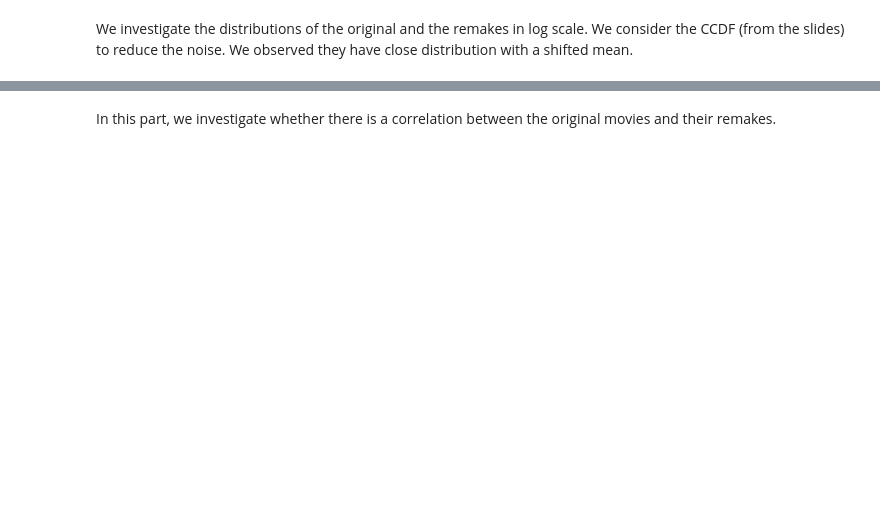
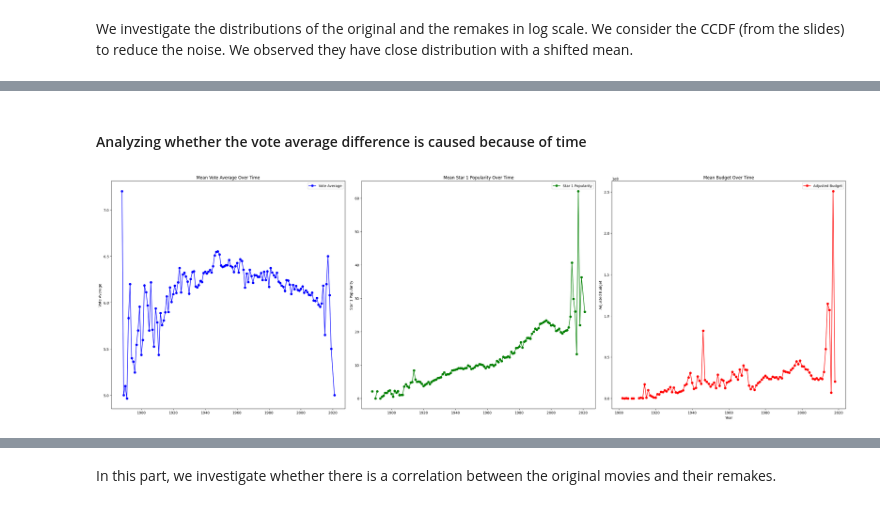
Before and after one commit to epfl-ada/ada-2024-project-madayam, a Jupyter notebook: result_methods.ipynb, the cells around one changed output, grey strips where cells are left out. Saved outputs shown, nothing was run; the diff lists cells and outputs as text; code cells hidden in the pictures; blank space fills up the shorter version.

```diff
--- a/result_methods.ipynb
+++ b/result_methods.ipynb
@@ -268,0 +236,30 @@ plt.show()
+# %% [markdown]
+#### Analyzing whether the vote average difference is caused because of time
+# %%
+temp = df_movies.groupby("year").aggregate({"vote_average" : "mean", "star_1_popularity": "mean", "adjusted_budget": "mean"})
+# %%
+fig, axes = plt.subplots(nrows=1, ncols=3, figsize=(30, 10))
+# Plot 1: Mean vote_average over time
+axes[0].plot(temp.index, temp['vote_average'], marker='o', label='Vote Average', color='blue')
+axes[0].set_title('Mean Vote Average Over Time')
+axes[0].set_ylabel('Vote Average')
+axes[0].legend()
+
+# Plot 2: Mean star_1_popularity over time
+axes[1].plot(temp.index, temp['star_1_popularity'], marker='o', label='Star 1 Popularity', color='green')
+axes[1].set_title('Mean Star 1 Popularity Over Time')
+axes[1].set_ylabel('Star 1 Popularity')
+axes[1].legend()
+
+# Plot 3: Mean budget over time
+axes[2].plot(temp.index, temp['adjusted_budget'], marker='o', label='Adjusted Budget', color='red')
+axes[2].set_title('Mean Budget Over Time')
+axes[2].set_xlabel('Year')
+axes[2].set_ylabel('Adjusted Budget')
+axes[2].legend()
+
+# Adjust layout and show
+plt.tight_layout()
+plt.show()
+# %% [output]
+[figure, added]
```
Also changed, not shown: parts of 30 cells of this notebook.
